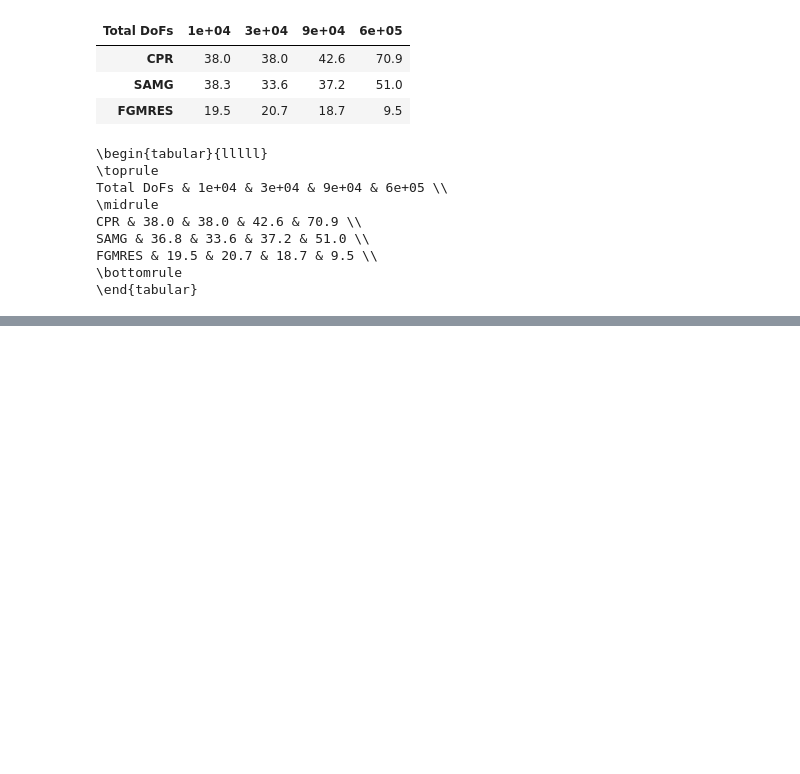
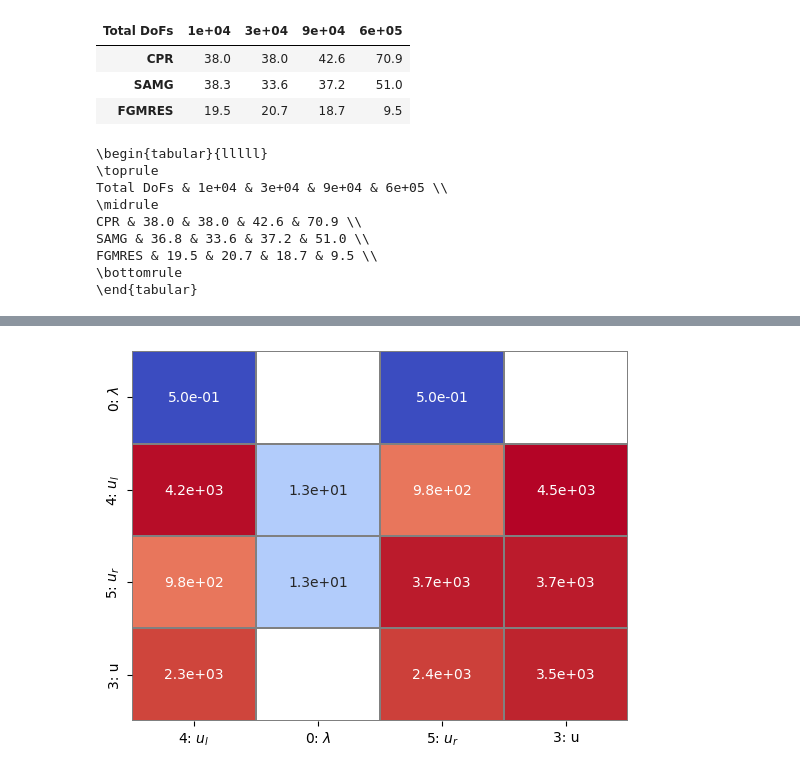
Before and after one commit to Yuriyzabegaev/FTHM-Solver, a Jupyter notebook: thermal/experiment_thermal_5_results.ipynb, the cells around one changed output, grey strips where cells are left out. Drawn from its saved outputs; the diff is of its cells as text; code cells hidden in the pictures; blank space fills up the shorter version.

```diff
--- a/thermal/experiment_thermal_5_results.ipynb
+++ b/thermal/experiment_thermal_5_results.ipynb
@@ -351,0 +423,4 @@ J.shape
+# %%
+Jnew[[0,4,5,3], [4,0,5,3]].plot_max()
+# %% [output]
+[figure, added]
```
Also changed, not shown: parts of 25 cells of this notebook, 18 other files.
